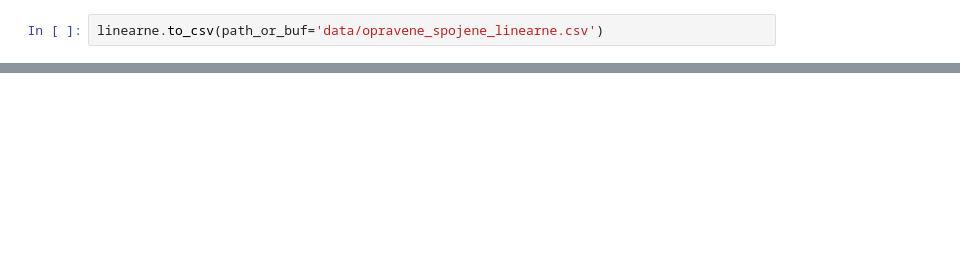
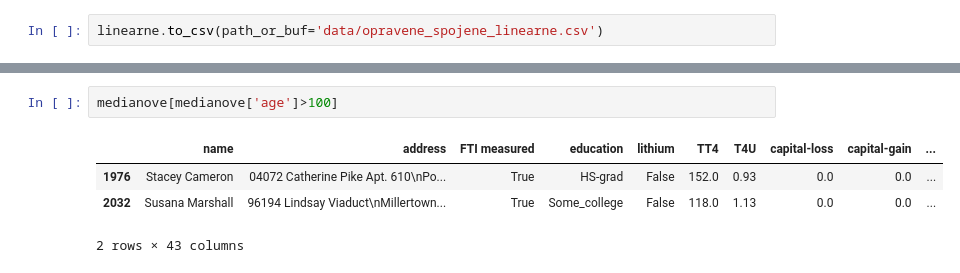
Before and after one commit to MatusPilnan/nadejny-informatik, a Jupyter notebook: utrzok-z-krabicky-od-kameliek.ipynb, the cells around one changed output, grey strips where cells are left out. Saved outputs shown, nothing was run; the diff lists cells and outputs as text; blank space fills up the shorter version.

```diff
--- a/utrzok-z-krabicky-od-kameliek.ipynb
+++ b/utrzok-z-krabicky-od-kameliek.ipynb
@@ -109,0 +192,7 @@ linearne.to_csv(path_or_buf='data/opravene_spojene_linearne.csv')
+# %%
+medianove[medianove['age']>100]
+# %% [output]
+|  | name | address | FTI measured | education | lithium | TT4 | T4U | capital-loss | capital-gain | ... |
+| 1976 | Stacey Cameron | 04072 Catherine Pike Apt. 610\nPo... | True | HS-grad | False | 152.0 | 0.93 | 0.0 | 0.0 | ... |
+| 2032 | Susana Marshall | 96194 Lindsay Viaduct\nMillertown... | True | Some_college | False | 118.0 | 1.13 | 0.0 | 0.0 | ... |
+2 rows × 43 columns
```
Also changed, not shown: parts of 13 cells of this notebook.
